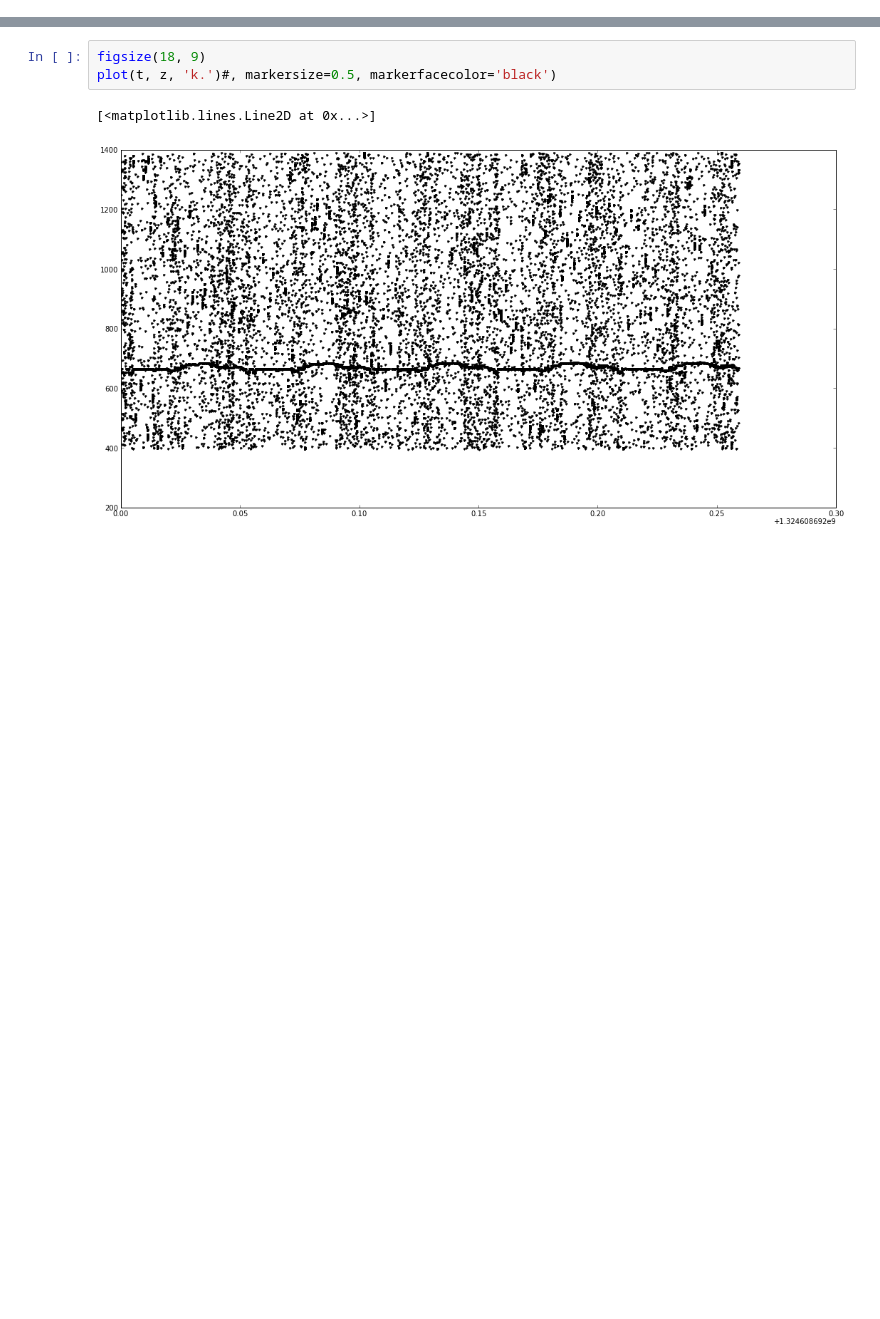
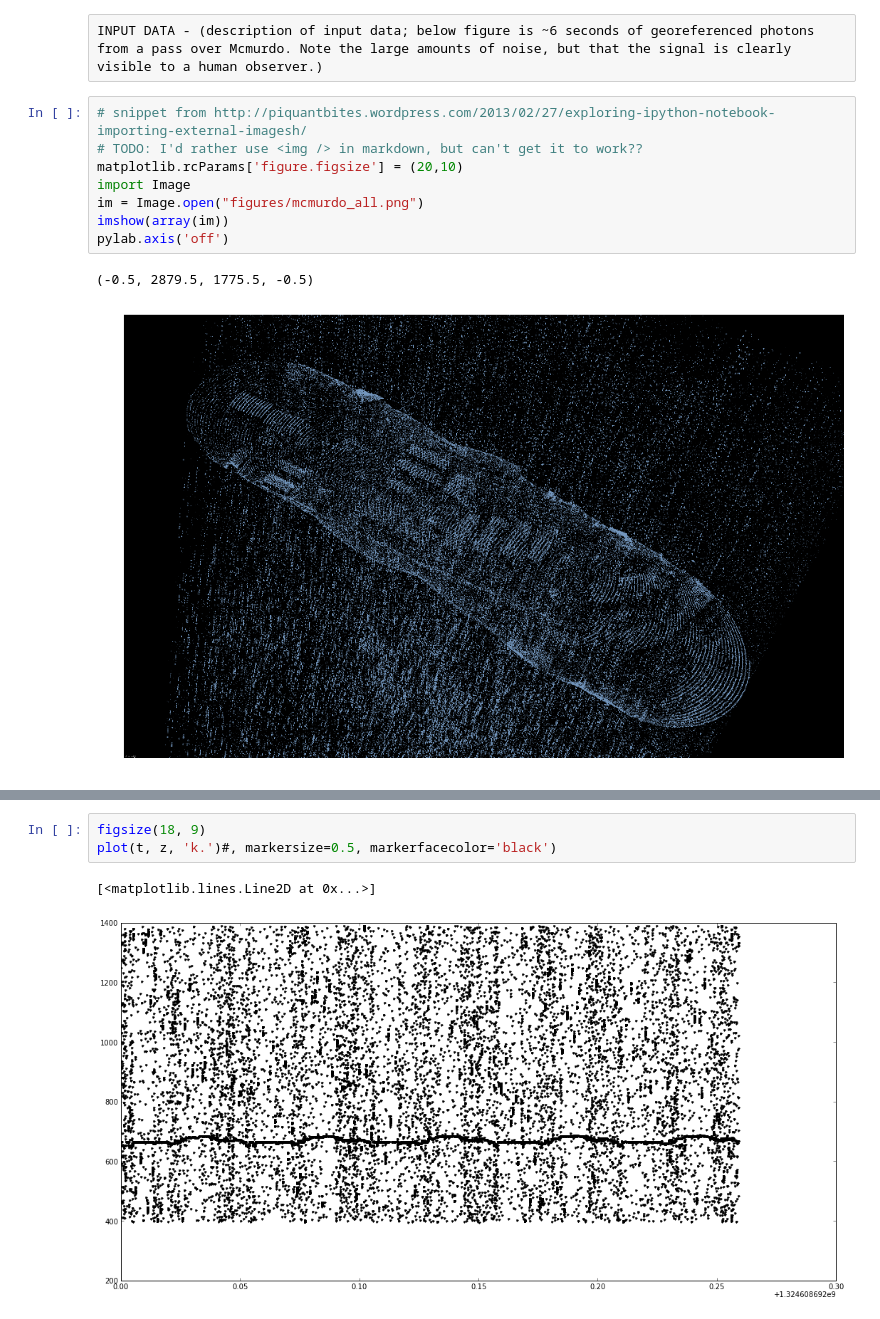
Before and after one commit to thomasballinger/hs-presentations, a Jupyter notebook: Generators/Generators.ipynb, the cells around one changed output, grey strips where cells are left out. Cells and saved outputs as stored; diff of their text form; blank space fills up the shorter version.

```diff
--- a/Generators/Generators.ipynb
+++ b/Generators/Generators.ipynb
@@ -5,0 +9,13 @@ For more information, type 'help(pylab)'.
+# %% [raw]
+INPUT DATA - (description of input data; below figure is ~6 seconds of georeferenced photons from a pass over Mcmurdo. Note the large amounts of noise, but that the signal is clearly visible to a human observer.)
+# %%
+# snippet from http://piquantbites.wordpress.com/2013/02/27/exploring-ipython-notebook-importing-external-imagesh/
+# TODO: I'd rather use <img /> in markdown, but can't get it to work??
+matplotlib.rcParams['figure.figsize'] = (20,10)
+import Image
+im = Image.open("figures/mcmurdo_all.png")
+imshow(array(im))
+pylab.axis('off')
+# %% [output]
+(-0.5, 2879.5, 1775.5, -0.5)
+[figure, added]
```
Also changed, not shown: parts of 35 cells of this notebook.
